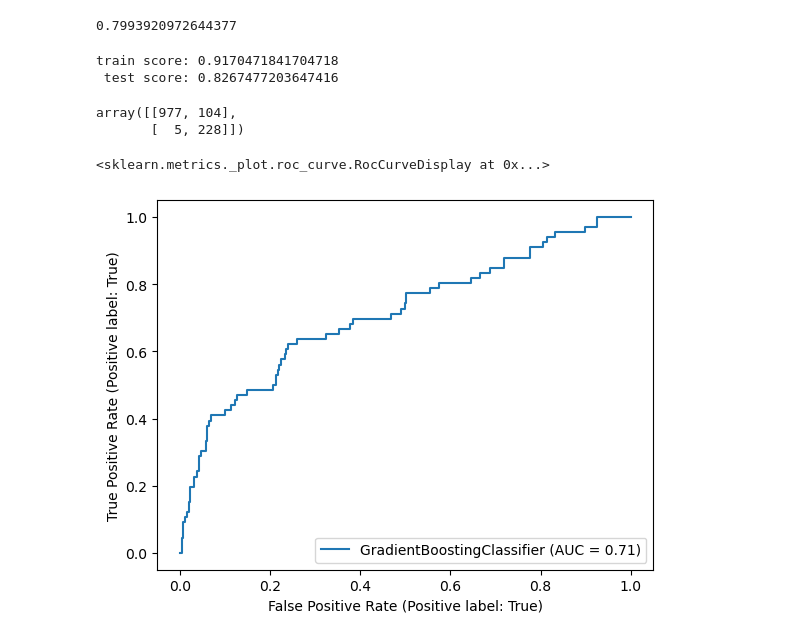
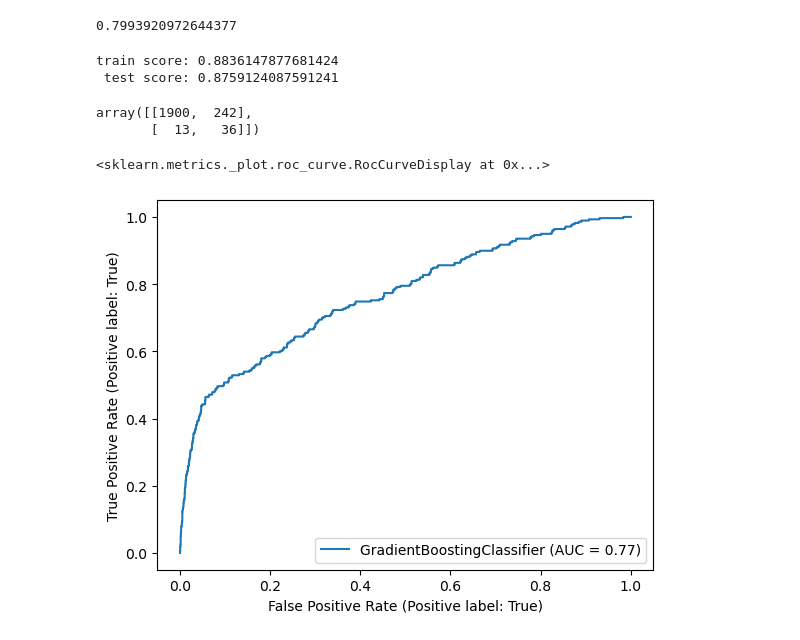
Before and after one commit to joshua-ruf/assignment_1, a Jupyter notebook: assignment_1-boosting.ipynb, the cells around one changed output. Drawn from its saved outputs; the diff is of its cells as text; code cells hidden in the pictures.

```diff
--- a/assignment_1-boosting.ipynb
+++ b/assignment_1-boosting.ipynb
@@ -12,10 +14,2 @@ from sklearn.metrics import confusion_matrix, plot_roc_curve
 # %%
-df = pd.read_csv('../20220911_data.csv')
-df.drop(columns=['hire_date'], inplace=True)
-for var in ('gender', 'ethnicity'):
-    temp = pd.get_dummies(df[var], prefix=var, drop_first=True)
-    df.drop(columns=[var], inplace=True)
-    df = df.join(temp)
+X, y = load_data()
-# %%
-y = df['terminated_in_first_year']
-X = df.drop(columns=['terminated_in_first_year'])
@@ -43,7 +17,7 @@ def apply_pca(data, cols, prop_var_explained=0.75):
 cols = X.columns.str.contains('strengths|weakness|compared_to_others')
 X_with_pca = apply_pca(X, cols, 0.75)
 
-X_train, X_test, y_train, y_test = train_test_split(X, y, random_state=0, test_size=0.2)
+X_train, X_test, y_train, y_test = train_test_split(X, y, random_state=0, test_size=0.2, stratify=y)
 # %%
 #####################
 ### BOOSTING TREE ###
@@ -69,6 +43,6 @@ parameters = {
 }
 
 clf = GradientBoostingClassifier(random_state=0)
-cv = RandomizedSearchCV(clf, parameters, n_iter=200, n_jobs=-1)
+cv = RandomizedSearchCV(clf, parameters, n_iter=200, verbose=1, n_jobs=-1, scoring='roc_auc')
 cv.fit(X_train, y_train)
 # %% [output]
@@ -140,12 +114,12 @@ print(
 
 confusion_matrix(best_clf.predict(X_train), y_train)
 # %% [output]
-train score: 0.9170471841704718
- test score: 0.8267477203647416
+train score: 0.8836147877681424
+ test score: 0.8759124087591241
-array([[977, 104],
-       [  5, 228]])
+array([[1900,  242],
+       [  13,   36]])
 # %%
-plot_roc_curve(best_clf, X_test, y_test)
+plot_roc_curve(best_clf, X_train, y_train)
 # %% [output]
 <sklearn.metrics._plot.roc_curve.RocCurveDisplay at 0x...>
-[figure, old version]
+[figure, new version]
```
Also changed, not shown: parts of 6 cells of this notebook, 6 other files.
